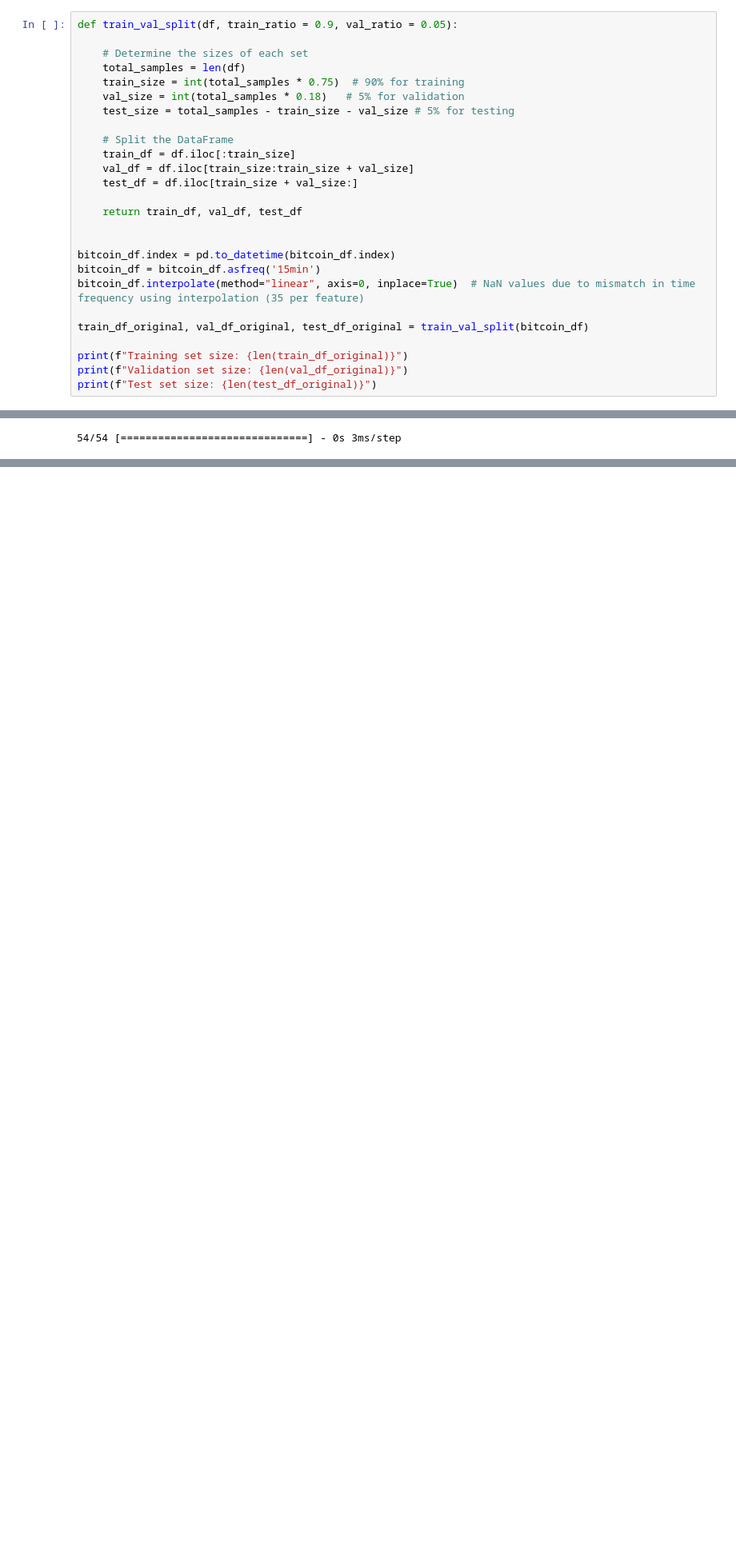
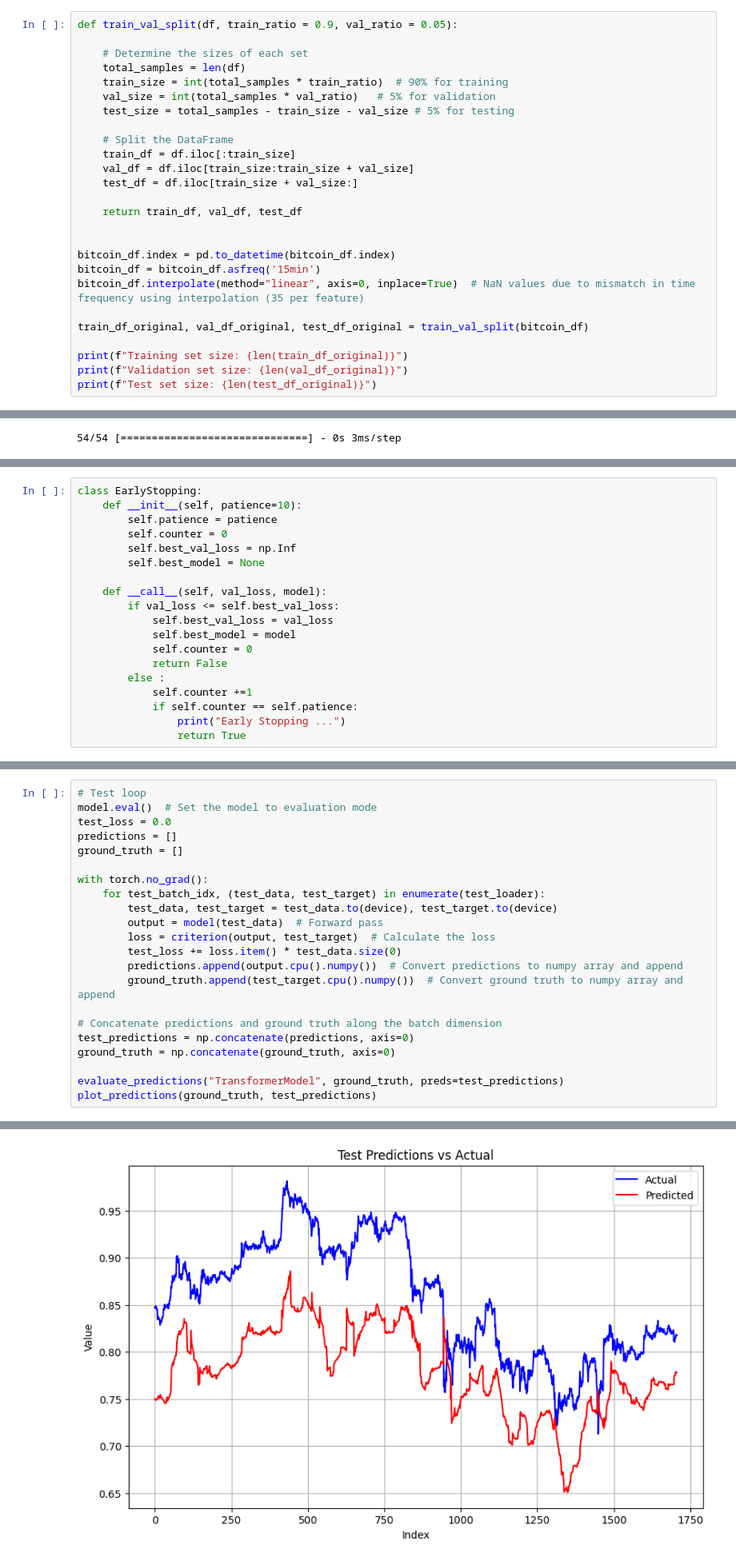
Before and after one commit to emrecobann/SurfingBTCWaves, a Jupyter notebook: SurfingBTC.ipynb, the cells around one changed output, grey strips where cells are left out. Shown at 80% size. Saved outputs shown, nothing was run; the diff lists cells and outputs as text; blank space fills up the shorter version.

Commit message:
Updated TransformerEncoder Based Model

```diff
--- a/SurfingBTC.ipynb
+++ b/SurfingBTC.ipynb
@@ -362,8 +371,8 @@ def train_val_split(df, train_ratio = 0.9, val_ratio = 0.05):
 
     # Determine the sizes of each set
     total_samples = len(df)
-    train_size = int(total_samples * 0.75)  # 90% for training
-    val_size = int(total_samples * 0.18)   # 5% for validation
+    train_size = int(total_samples * train_ratio)  # 90% for training
+    val_size = int(total_samples * val_ratio)   # 5% for validation
     test_size = total_samples - train_size - val_size # 5% for testing
 
     # Split the DataFrame
@@ -1178 +1126,20 @@ TransformerModel(
+# %%
+class EarlyStopping:
+    def __init__(self, patience=10):
+        self.patience = patience
+        self.counter = 0
+        self.best_val_loss = np.Inf
+        self.best_model = None
+
+    def __call__(self, val_loss, model):
+        if val_loss <= self.best_val_loss:
+            self.best_val_loss = val_loss
+            self.best_model = model
+            self.counter = 0
+            return False
+        else :
+            self.counter +=1
+            if self.counter == self.patience:
+                print("Early Stopping ...")
+                return True
 # %%
@@ -1274,0 +1237,23 @@ Test Loss: 1.359950
+# %%
+# Test loop
+model.eval()  # Set the model to evaluation mode
+test_loss = 0.0
+predictions = []
+ground_truth = []
+
+with torch.no_grad():
+    for test_batch_idx, (test_data, test_target) in enumerate(test_loader):
+        test_data, test_target = test_data.to(device), test_target.to(device)
+        output = model(test_data)  # Forward pass
+        loss = criterion(output, test_target)  # Calculate the loss
+        test_loss += loss.item() * test_data.size(0)
+        predictions.append(output.cpu().numpy())  # Convert predictions to numpy array and append
+        ground_truth.append(test_target.cpu().numpy())  # Convert ground truth to numpy array and append
+
+# Concatenate predictions and ground truth along the batch dimension
+test_predictions = np.concatenate(predictions, axis=0)
+ground_truth = np.concatenate(ground_truth, axis=0)
+
+evaluate_predictions("TransformerModel", ground_truth, preds=test_predictions)
+plot_predictions(ground_truth, test_predictions)
+# %% [output]
@@ -1274,0 +1265 @@ Test Loss: 1.359950
+[figure, added]
```
Also changed, not shown: parts of 20 cells of this notebook.
